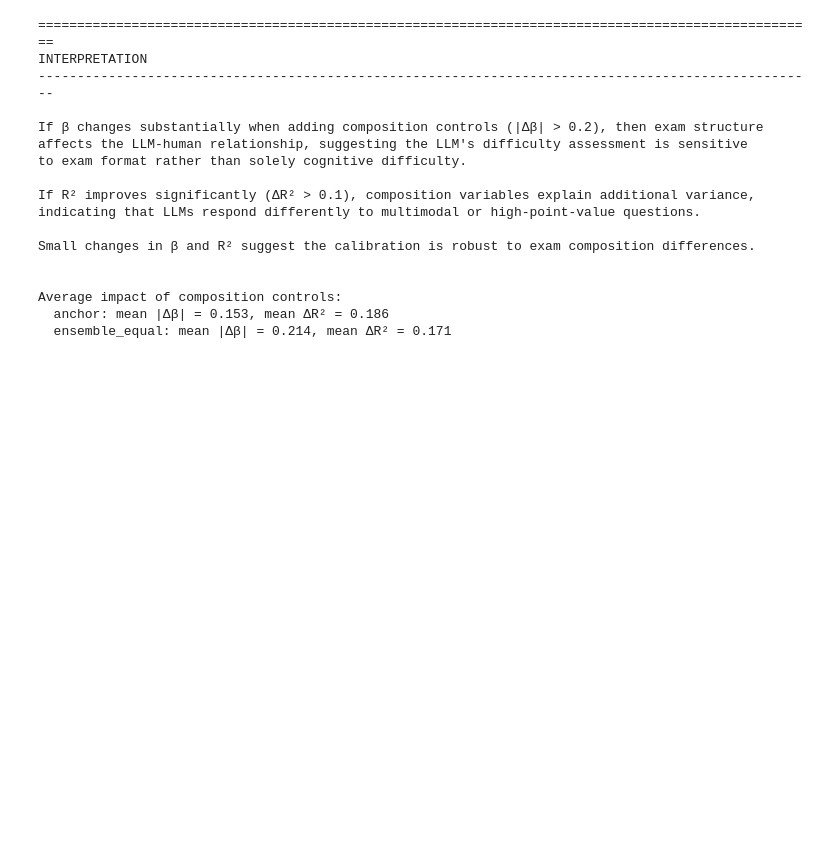
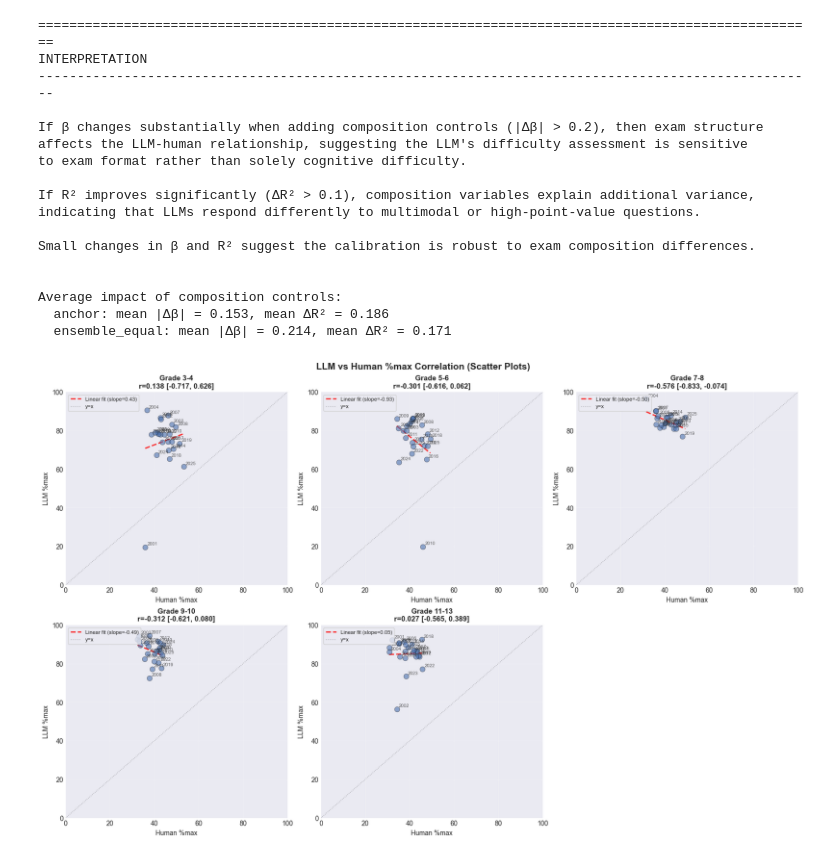
Before and after one commit to janishahn/kaenguru_benchmark, a Jupyter notebook: evaluate_humans.ipynb, the cells around one changed output. Drawn from its saved outputs; the diff is of its cells as text; code cells hidden in the pictures; blank space fills up the shorter version.

```diff
--- a/evaluate_humans.ipynb
+++ b/evaluate_humans.ipynb
@@ -1933,3 +1934,89 @@ Small changes in β and R² suggest the calibration is robust to exam compositio
 Average impact of composition controls:
   anchor: mean |Δβ| = 0.153, mean ΔR² = 0.186
   ensemble_equal: mean |Δβ| = 0.214, mean ΔR² = 0.171
+# %%
+grades = sort_grade_buckets(comparison_df["grade_bucket"].unique().tolist())
+fig, axes = plt.subplots(2, 3, figsize=(16, 10), constrained_layout=True)
+axes = axes.flatten()
+
+for idx, grade in enumerate(grades):
+    if idx >= len(axes):
+        break
+    ax = axes[idx]
+    subset = comparison_df[comparison_df["grade_bucket"] == grade].sort_values("year")
+    llm_pct = subset["llm_pct"].to_numpy(dtype=float)
+    human_pct = subset["human_pct"].to_numpy(dtype=float)
+    years = subset["year"].to_numpy(dtype=int)
+
+    mask = (~np.isnan(llm_pct)) & (~np.isnan(human_pct))
+    llm_valid = llm_pct[mask]
+    human_valid = human_pct[mask]
+    years_valid = years[mask]
+
+    ax.scatter(human_valid, llm_valid, alpha=0.6, s=60, color="#4C72B0", edgecolors='k', linewidth=0.5, zorder=3)
+
+    for i, yr in enumerate(years_valid):
+        ax.annotate(str(yr), (human_valid[i], llm_valid[i]),
+                   fontsize=7, alpha=0.7, xytext=(3, 3), textcoords='offset points')
+
+    if len(llm_valid) >= 2 and np.std(llm_valid) > 0 and np.std(human_valid) > 0:
+        coef = np.polyfit(human_valid, llm_valid, 1)
+        x_line = np.array([human_valid.min(), human_valid.max()])
+        y_line = coef[0] * x_line + coef[1]
+        ax.plot(x_line, y_line, 'r--', linewidth=2, alpha=0.8, label=f'Linear fit (slope={coef[0]:.2f})', zorder=2)
+
+    corr_val, corr_lo, corr_hi = bootstrap_corr(llm_valid, human_valid)
+
+    ax.set_xlabel("Human %max", fontsize=10)
+    ax.set_ylabel("LLM %max", fontsize=10)
+    ax.set_title(f"{grade}\nr={corr_val:.3f} [{corr_lo:.3f}, {corr_hi:.3f}]", fontsize=11, fontweight='bold')
+    ax.set_xlim(0, 100)
+    ax.set_ylim(0, 100)
+    ax.plot([0, 100], [0, 100], 'k:', linewidth=1, alpha=0.3, label='y=x', zorder=1)
+    ax.grid(alpha=0.25)
+    ax.legend(loc="upper left", fontsize=8, frameon=True)
+
+for idx in range(len(grades), len(axes)):
+    axes[idx].axis('off')
+
+fig.suptitle("LLM vs Human %max Correlation (Scatter Plots)", fontsize=14, fontweight='bold')
+plt.savefig("plots/llm_vs_human_scatter.pdf")
+plt.show()
+
+print("="*80)
+print("Correlation Summary by Grade Bucket:")
+print("="*80)
+corr_summary = []
+for grade in grades:
+    subset = comparison_df[comparison_df["grade_bucket"] == grade].sort_values("year")
+    llm_pct = subset["llm_pct"].to_numpy(dtype=float)
+    human_pct = subset["human_pct"].to_numpy(dtype=float)
+    mask = (~np.isnan(llm_pct)) & (~np.isnan(human_pct))
+    llm_valid = llm_pct[mask]
+    human_valid = human_pct[mask]
+    corr_val, corr_lo, corr_hi = bootstrap_corr(llm_valid, human_valid)
+
+    if len(llm_valid) >= 2:
+        coef = np.polyfit(human_valid, llm_valid, 1)
+        slope = coef[0]
+    else:
+        slope = np.nan
+
+    corr_summary.append({
+        "grade_bucket": grade,
+        "correlation": corr_val,
+        "ci_low": corr_lo,
+        "ci_high": corr_hi,
+        "slope": slope,
+        "n_years": len(subset),
+    })
+corr_df = pd.DataFrame(corr_summary)
+display(corr_df.style.format({
+    "correlation": "{:.3f}",
+    "ci_low": "{:.3f}",
+    "ci_high": "{:.3f}",
+    "slope": "{:.3f}",
+    "n_years": "{:.0f}",
+}))
+# %% [output]
+[figure, added]
```
Also changed, not shown: parts of 3 cells of this notebook, 29 other files.
